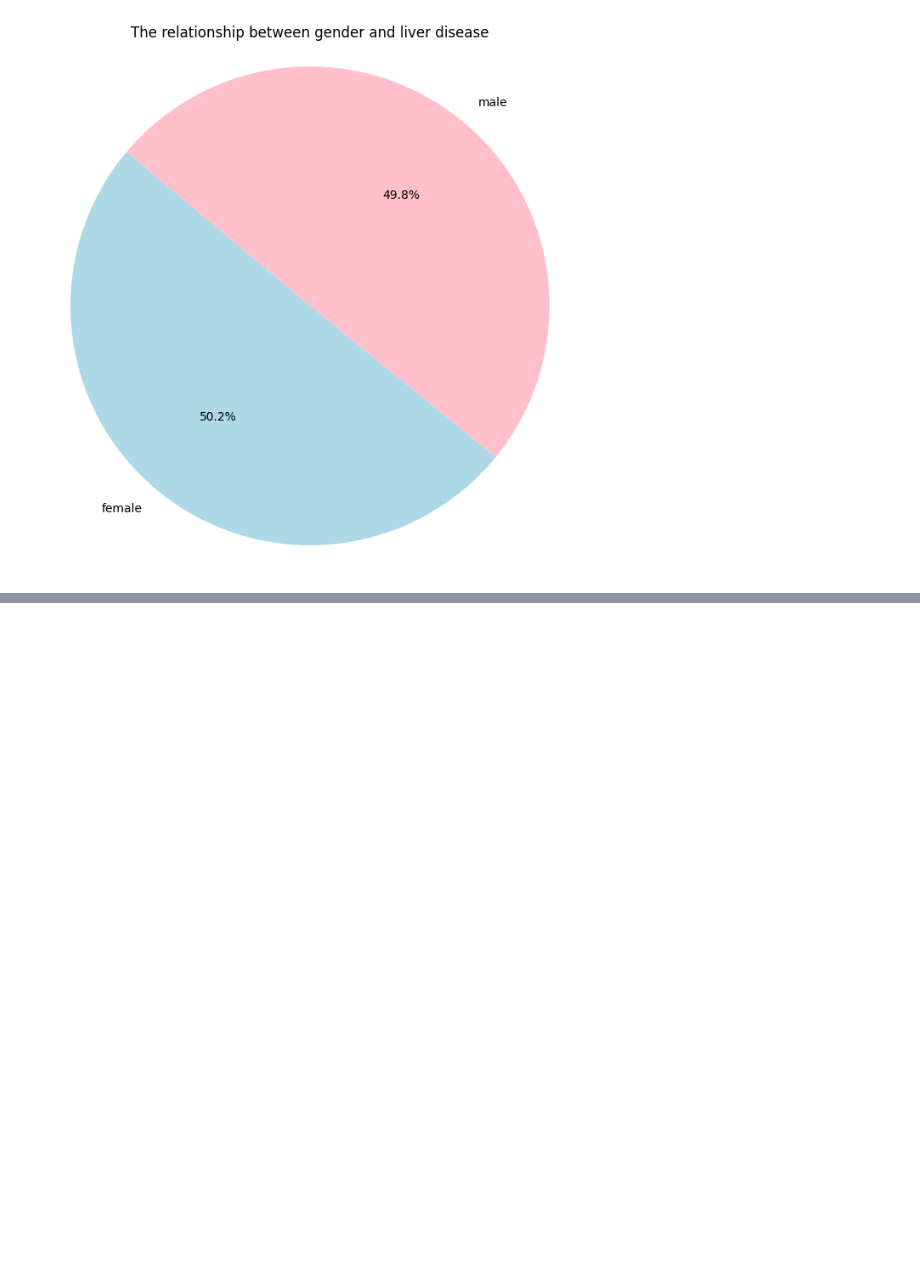
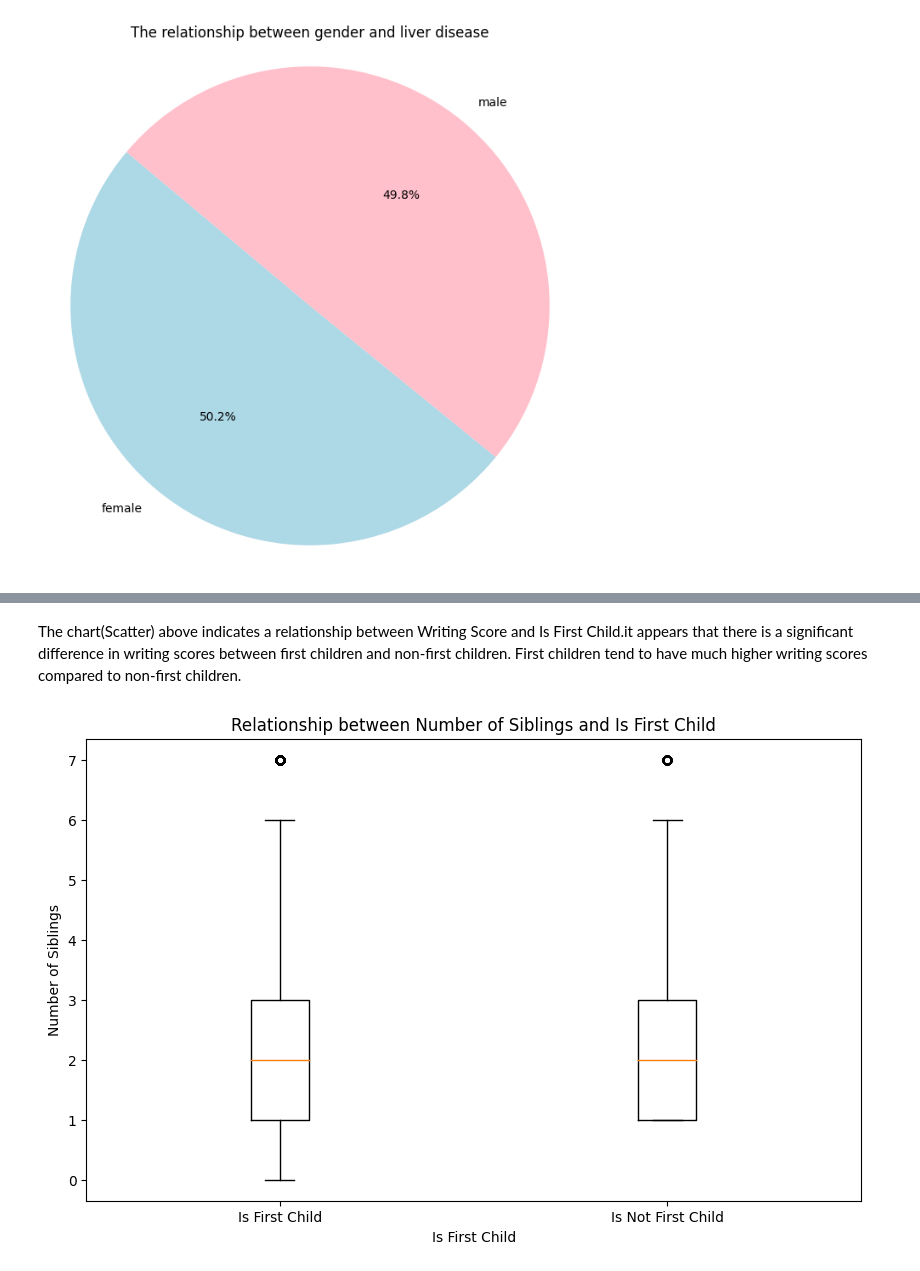
Before and after one commit to mariam-ahmed10/IT326-project, a Jupyter notebook: p1_2 (1).ipynb, the cells around one changed output, grey strips where cells are left out. Cells and saved outputs as stored; diff of their text form; code cells hidden in the pictures; blank space fills up the shorter version.

```diff
--- a/p1_2 (1).ipynb
+++ b/p1_2 (1).ipynb
@@ -362,0 +458,33 @@ plt.show();
+# %% [markdown]
+The chart(Scatter) above indicates a relationship between Writing Score and Is First Child.it appears that there is a significant difference in writing scores between first children and non-first children. First children tend to have much higher writing scores compared to non-first children.
+# %%
+import matplotlib.pyplot as plt
+import pandas as pd
+
+# Load the dataset
+df = pd.read_csv('Expanded_data_with_more_features.csv')
+
+
+
+# Create a box plot for the number of siblings based on IsFirstChild
+plt.figure(figsize=(10, 6))
+
+# Ensure that 'NrSiblings' is numeric and that 'IsFirstChild' has the correct values
+# Creating the box plot
+plt.boxplot(
+    [df[df['IsFirstChild'] == 'yes']['NrSiblings'].dropna(),
+     df[df['IsFirstChild'] == 'no']['NrSiblings'].dropna()],
+    labels=['Is First Child', 'Is Not First Child']
+)
+
+# Set labels and title
+plt.xlabel('Is First Child')
+plt.ylabel('Number of Siblings')
+plt.title('Relationship between Number of Siblings and Is First Child')
+
+
+
+# Show the plot
+plt.show()
+# %% [output]
+[figure, added]
```
Also changed, not shown: parts of 10 cells of this notebook.
